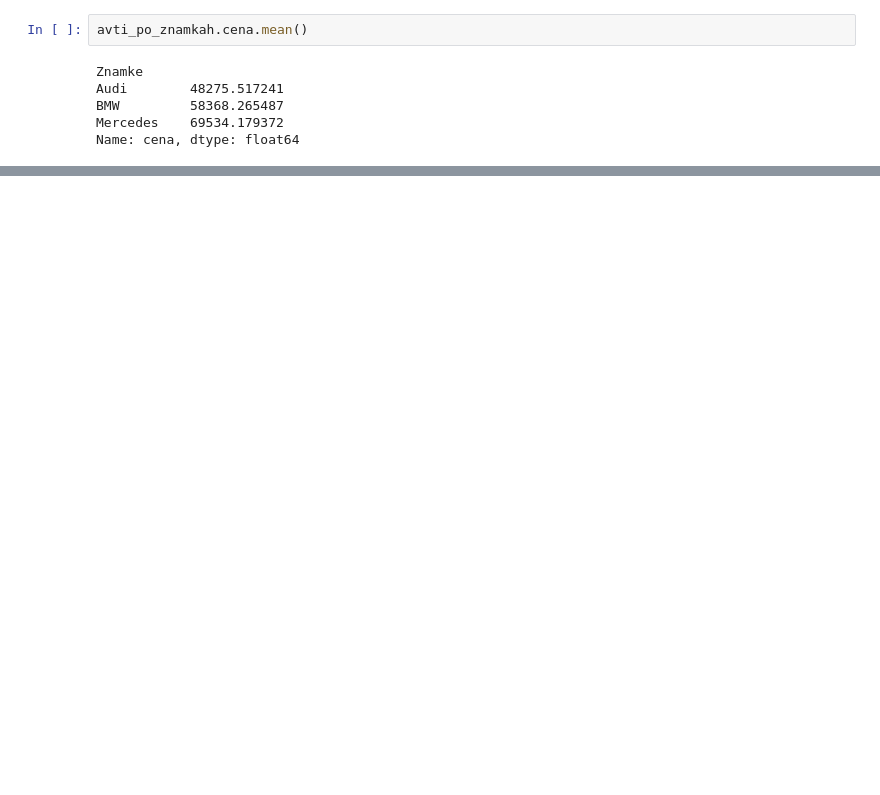
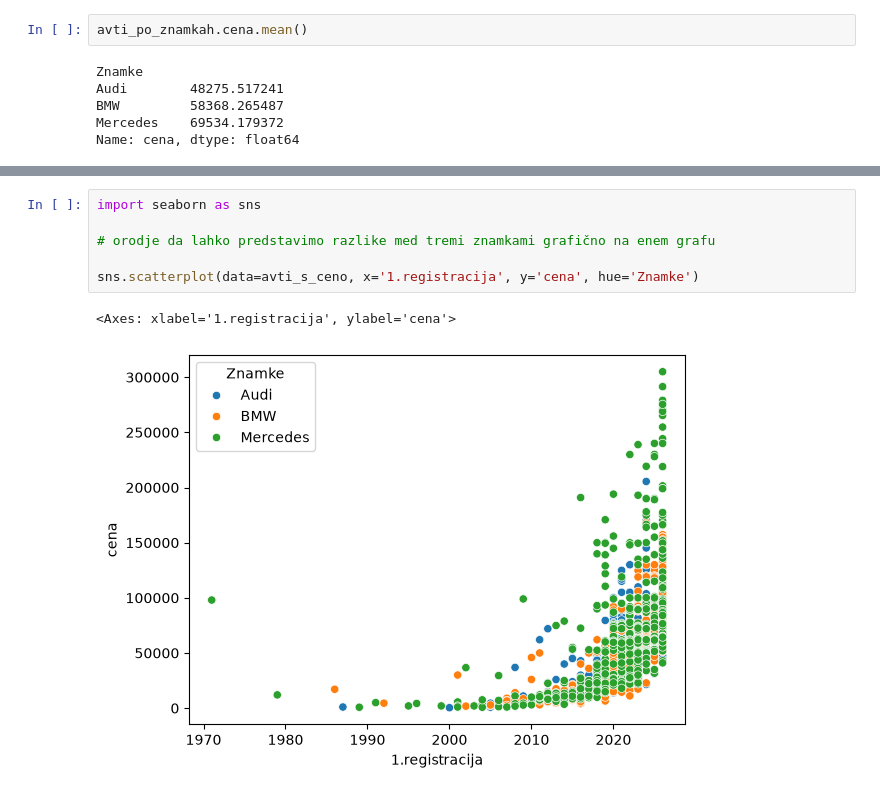
Before and after one commit to MatejLovsin/Seminarska_naloga, a Jupyter notebook: analiza.ipynb, the cells around one changed output, grey strips where cells are left out. Saved outputs shown, nothing was run; the diff lists cells and outputs as text; blank space fills up the shorter version.

```diff
--- a/analiza.ipynb
+++ b/analiza.ipynb
@@ -357,0 +402,9 @@ Rezultati te analize spet potrjujejo da se Mercedes bolj osredotoča na prestiž
+# %%
+import seaborn as sns
+
+# orodje da lahko predstavimo razlike med tremi znamkami grafično na enem grafu
+
+sns.scatterplot(data=avti_s_ceno, x='1.registracija', y='cena', hue='Znamke')
+# %% [output]
+<Axes: xlabel='1.registracija', ylabel='cena'>
+[figure, added]
```
Also changed, not shown: parts of 19 cells of this notebook.
